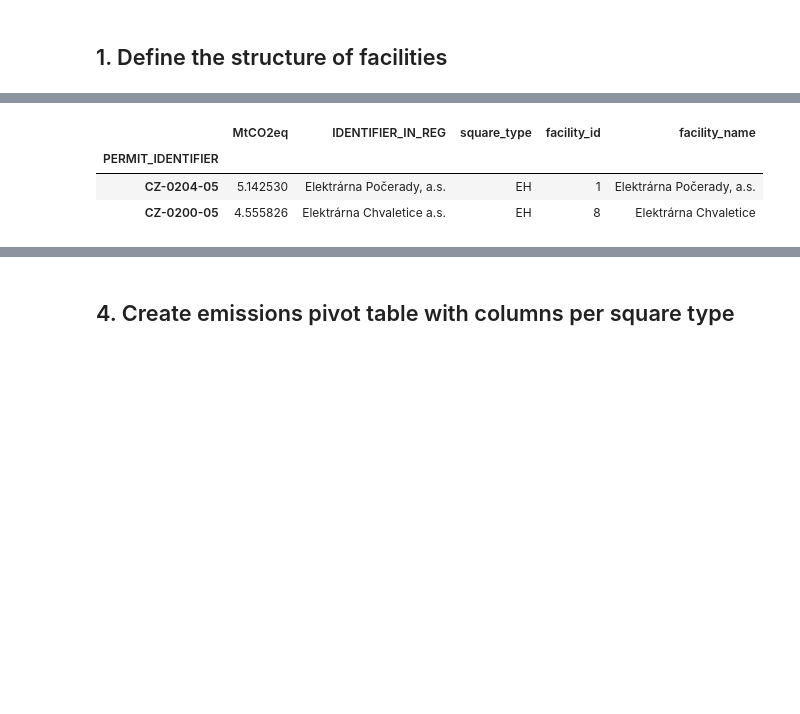
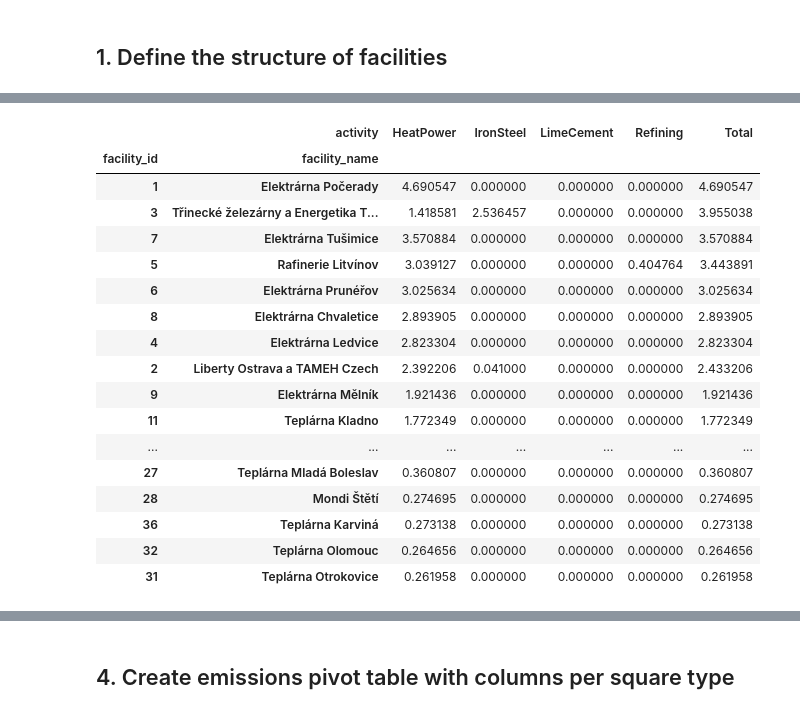
Before and after one commit to faktaoklimatu/data-analysis, a Jupyter notebook: notebooks/emissions-top-30-cr-emitters.ipynb, the cells around one changed output, grey strips where cells are left out. Saved outputs shown, nothing was run; the diff lists cells and outputs as text; code cells hidden in the pictures; blank space fills up the shorter version.

```diff
--- a/notebooks/emissions-top-30-cr-emitters.ipynb
+++ b/notebooks/emissions-top-30-cr-emitters.ipynb
@@ -166,12 +66,17 @@ definition = [
 # %%
 def fix_allowance_df(df: pd.DataFrame) -> pd.DataFrame:
-    return df.rename(columns={"value": "MtCO2eq"}) \
-        .drop("MAIN_ACTIVITY_TYPE_CODE", axis=1)
+    return df.rename(
+        columns={
+            "MAIN_ACTIVITY_TYPE_CODE": "activity_code",
+            "value": "MtCO2eq",
+        }
+    )
 # %%
 allowances_df = fix_allowance_df(
     get_allowances_data(
-        YEAR, "CZ", None, "../data/EUA/verified_emissions_2022_en.xlsx"
+        YEAR, "CZ", None, DATASET_PATH
     )
 )
-allowances_df.head(1)
+
+allowances_df.sort_values(by="MtCO2eq", ascending=False).head()
 # %% [output]
@@ -210,14 +97,59 @@ def add_facility_details(df: pd.DataFrame) -> None:
 # %%
-top_30 = allowances_df.copy()
-# Add facility id, name and square types.
-add_facility_details(top_30)
-# Select only the top30 facilities (i.e. those that have a facility_id defined).
-top_30 = top_30[top_30.facility_id.notna()]
-# Remove decimals from facility_id
-top_30["facility_id"] = top_30["facility_id"].astype(int)
-top_30.head(2)
+facility_activity_df = (
+    allowances_df.copy()
+    .merge(
+        facility_details_long[["facility_id", "permit_id"]],
+        how="left",
+        left_on="PERMIT_IDENTIFIER",
+        right_on="permit_id"
+    )
+)
+
+facility_activity_df["activity"] = (
+    facility_activity_df["activity_code"]
+    .map(activites_map)
+    .fillna(SquareTypes.OTHER.value)
+)
+
+known_facilities = (
+    facility_activity_df[["facility_id", "activity", "MtCO2eq"]]
+    .groupby(["facility_id", "activity"])
+    .sum()
+    .reset_index(level=1)
+    .merge(
+        facility_details[["facility_id", "facility_name", "lat", "lon"]],
+        how="left",
+        left_index=True,
+        right_on="facility_id"
+    )
+    .set_index(["facility_id", "facility_name"])
+)
+
+top_30_wide = known_facilities.pivot(columns="activity", values="MtCO2eq").fillna(0)
+top_30_wide["Total"] = (
+    top_30_wide["HeatPower"] +
+    top_30_wide["IronSteel"] +
+    top_30_wide["LimeCement"] +
+    top_30_wide["Refining"]
+)
+top_30_wide = top_30_wide.sort_values(by="Total", ascending=False).head(30)
+top_30_wide
 # %% [output]
-|  | MtCO2eq | IDENTIFIER_IN_REG | square_type | facility_id | facility_name |
-| PERMIT_IDENTIFIER |  |  |  |  |  |
-| CZ-0204-05 | 5.142530 | Elektrárna Počerady, a.s. | EH | 1 | Elektrárna Počerady, a.s. |
-| CZ-0200-05 | 4.555826 | Elektrárna Chvaletice a.s. | EH | 8 | Elektrárna Chvaletice |
+|  | activity | HeatPower | IronSteel | LimeCement | Refining | Total |
+| facility_id | facility_name |  |  |  |  |  |
+| 1 | Elektrárna Počerady | 4.690547 | 0.000000 | 0.000000 | 0.000000 | 4.690547 |
+| 3 | Třinecké železárny a Energetika T... | 1.418581 | 2.536457 | 0.000000 | 0.000000 | 3.955038 |
+| 7 | Elektrárna Tušimice | 3.570884 | 0.000000 | 0.000000 | 0.000000 | 3.570884 |
+| 5 | Rafinerie Litvínov | 3.039127 | 0.000000 | 0.000000 | 0.404764 | 3.443891 |
+| 6 | Elektrárna Prunéřov | 3.025634 | 0.000000 | 0.000000 | 0.000000 | 3.025634 |
+| 8 | Elektrárna Chvaletice | 2.893905 | 0.000000 | 0.000000 | 0.000000 | 2.893905 |
+| 4 | Elektrárna Ledvice | 2.823304 | 0.000000 | 0.000000 | 0.000000 | 2.823304 |
+| 2 | Liberty Ostrava a TAMEH Czech | 2.392206 | 0.041000 | 0.000000 | 0.000000 | 2.433206 |
+| 9 | Elektrárna Mělník | 1.921436 | 0.000000 | 0.000000 | 0.000000 | 1.921436 |
+| 11 | Teplárna Kladno | 1.772349 | 0.000000 | 0.000000 | 0.000000 | 1.772349 |
+| ... | ... | ... | ... | ... | ... | ... |
+| 27 | Teplárna Mladá Boleslav | 0.360807 | 0.000000 | 0.000000 | 0.000000 | 0.360807 |
+| 28 | Mondi Štětí | 0.274695 | 0.000000 | 0.000000 | 0.000000 | 0.274695 |
+| 36 | Teplárna Karviná | 0.273138 | 0.000000 | 0.000000 | 0.000000 | 0.273138 |
+| 32 | Teplárna Olomouc | 0.264656 | 0.000000 | 0.000000 | 0.000000 | 0.264656 |
+| 31 | Teplárna Otrokovice | 0.261958 | 0.000000 | 0.000000 | 0.000000 | 0.261958 |
```
Also changed, not shown: parts of 27 cells of this notebook, 1 other file.
